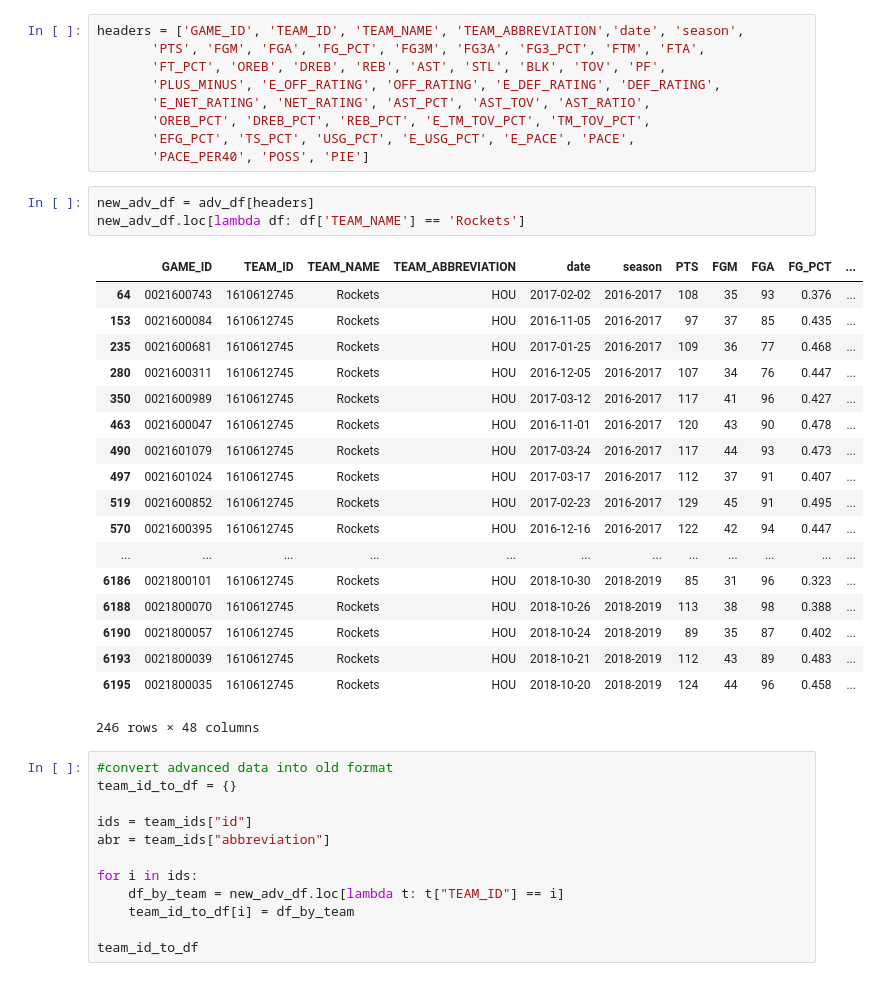
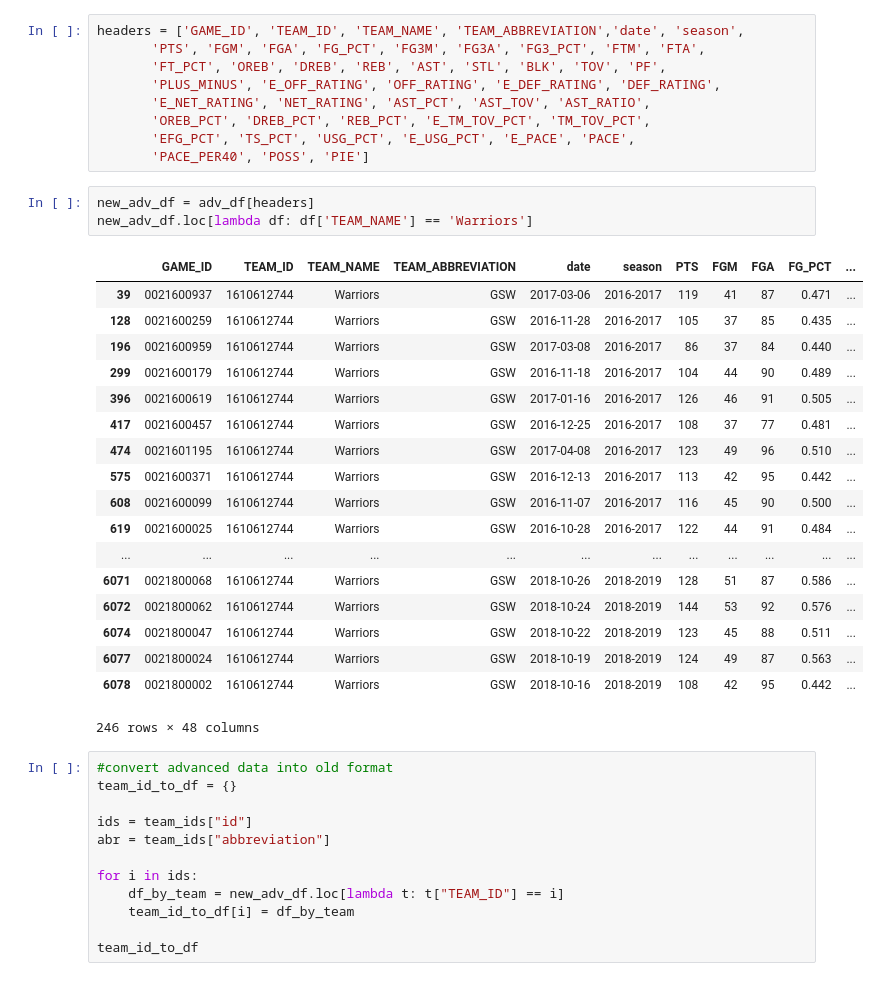
Before and after one commit to callaunchpad/BalliNN, a Jupyter notebook: Game_by_Game/Game_by_Game_2-adv_stats.ipynb, the cells around one changed output. Drawn from its saved outputs; the diff is of its cells as text.

```diff
--- a/Game_by_Game/Game_by_Game_2-adv_stats.ipynb
+++ b/Game_by_Game/Game_by_Game_2-adv_stats.ipynb
@@ -53,25 +53,25 @@ headers = ['GAME_ID', 'TEAM_ID', 'TEAM_NAME', 'TEAM_ABBREVIATION','date', 'seaso
        'PACE_PER40', 'POSS', 'PIE']
 # %%
 new_adv_df = adv_df[headers]
-new_adv_df.loc[lambda df: df['TEAM_NAME'] == 'Rockets']
+new_adv_df.loc[lambda df: df['TEAM_NAME'] == 'Warriors']
 # %% [output]
 |  | GAME_ID | TEAM_ID | TEAM_NAME | TEAM_ABBREVIATION | date | season | PTS | FGM | FGA | FG_PCT | ... |
-| 64 | 0021600743 | 1610612745 | Rockets | HOU | 2017-02-02 | 2016-2017 | 108 | 35 | 93 | 0.376 | ... |
-| 153 | 0021600084 | 1610612745 | Rockets | HOU | 2016-11-05 | 2016-2017 | 97 | 37 | 85 | 0.435 | ... |
-| 235 | 0021600681 | 1610612745 | Rockets | HOU | 2017-01-25 | 2016-2017 | 109 | 36 | 77 | 0.468 | ... |
-| 280 | 0021600311 | 1610612745 | Rockets | HOU | 2016-12-05 | 2016-2017 | 107 | 34 | 76 | 0.447 | ... |
-| 350 | 0021600989 | 1610612745 | Rockets | HOU | 2017-03-12 | 2016-2017 | 117 | 41 | 96 | 0.427 | ... |
-| 463 | 0021600047 | 1610612745 | Rockets | HOU | 2016-11-01 | 2016-2017 | 120 | 43 | 90 | 0.478 | ... |
-| 490 | 0021601079 | 1610612745 | Rockets | HOU | 2017-03-24 | 2016-2017 | 117 | 44 | 93 | 0.473 | ... |
-| 497 | 0021601024 | 1610612745 | Rockets | HOU | 2017-03-17 | 2016-2017 | 112 | 37 | 91 | 0.407 | ... |
-| 519 | 0021600852 | 1610612745 | Rockets | HOU | 2017-02-23 | 2016-2017 | 129 | 45 | 91 | 0.495 | ... |
-| 570 | 0021600395 | 1610612745 | Rockets | HOU | 2016-12-16 | 2016-2017 | 122 | 42 | 94 | 0.447 | ... |
+| 39 | 0021600937 | 1610612744 | Warriors | GSW | 2017-03-06 | 2016-2017 | 119 | 41 | 87 | 0.471 | ... |
+| 128 | 0021600259 | 1610612744 | Warriors | GSW | 2016-11-28 | 2016-2017 | 105 | 37 | 85 | 0.435 | ... |
+| 196 | 0021600959 | 1610612744 | Warriors | GSW | 2017-03-08 | 2016-2017 | 86 | 37 | 84 | 0.440 | ... |
+| 299 | 0021600179 | 1610612744 | Warriors | GSW | 2016-11-18 | 2016-2017 | 104 | 44 | 90 | 0.489 | ... |
+| 396 | 0021600619 | 1610612744 | Warriors | GSW | 2017-01-16 | 2016-2017 | 126 | 46 | 91 | 0.505 | ... |
+| 417 | 0021600457 | 1610612744 | Warriors | GSW | 2016-12-25 | 2016-2017 | 108 | 37 | 77 | 0.481 | ... |
+| 474 | 0021601195 | 1610612744 | Warriors | GSW | 2017-04-08 | 2016-2017 | 123 | 49 | 96 | 0.510 | ... |
+| 575 | 0021600371 | 1610612744 | Warriors | GSW | 2016-12-13 | 2016-2017 | 113 | 42 | 95 | 0.442 | ... |
+| 608 | 0021600099 | 1610612744 | Warriors | GSW | 2016-11-07 | 2016-2017 | 116 | 45 | 90 | 0.500 | ... |
+| 619 | 0021600025 | 1610612744 | Warriors | GSW | 2016-10-28 | 2016-2017 | 122 | 44 | 91 | 0.484 | ... |
 | ... | ... | ... | ... | ... | ... | ... | ... | ... | ... | ... | ... |
-| 6186 | 0021800101 | 1610612745 | Rockets | HOU | 2018-10-30 | 2018-2019 | 85 | 31 | 96 | 0.323 | ... |
-| 6188 | 0021800070 | 1610612745 | Rockets | HOU | 2018-10-26 | 2018-2019 | 113 | 38 | 98 | 0.388 | ... |
-| 6190 | 0021800057 | 1610612745 | Rockets | HOU | 2018-10-24 | 2018-2019 | 89 | 35 | 87 | 0.402 | ... |
-| 6193 | 0021800039 | 1610612745 | Rockets | HOU | 2018-10-21 | 2018-2019 | 112 | 43 | 89 | 0.483 | ... |
-| 6195 | 0021800035 | 1610612745 | Rockets | HOU | 2018-10-20 | 2018-2019 | 124 | 44 | 96 | 0.458 | ... |
+| 6071 | 0021800068 | 1610612744 | Warriors | GSW | 2018-10-26 | 2018-2019 | 128 | 51 | 87 | 0.586 | ... |
+| 6072 | 0021800062 | 1610612744 | Warriors | GSW | 2018-10-24 | 2018-2019 | 144 | 53 | 92 | 0.576 | ... |
+| 6074 | 0021800047 | 1610612744 | Warriors | GSW | 2018-10-22 | 2018-2019 | 123 | 45 | 88 | 0.511 | ... |
+| 6077 | 0021800024 | 1610612744 | Warriors | GSW | 2018-10-19 | 2018-2019 | 124 | 49 | 87 | 0.563 | ... |
+| 6078 | 0021800002 | 1610612744 | Warriors | GSW | 2018-10-16 | 2018-2019 | 108 | 42 | 95 | 0.442 | ... |
 246 rows × 48 columns
 # %%
 #convert advanced data into old format
```
Also changed, not shown: parts of 20 cells of this notebook, 1 other file.
